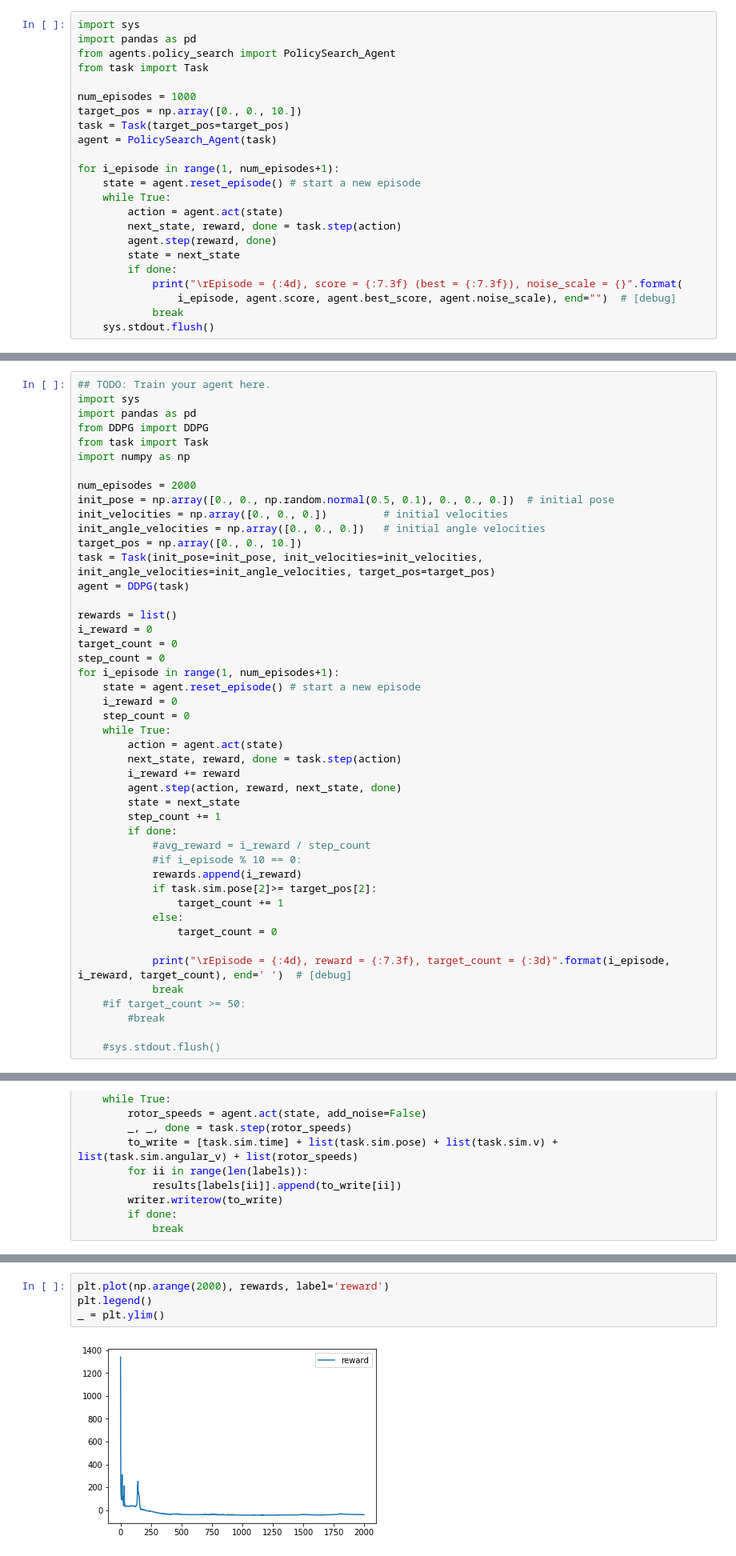
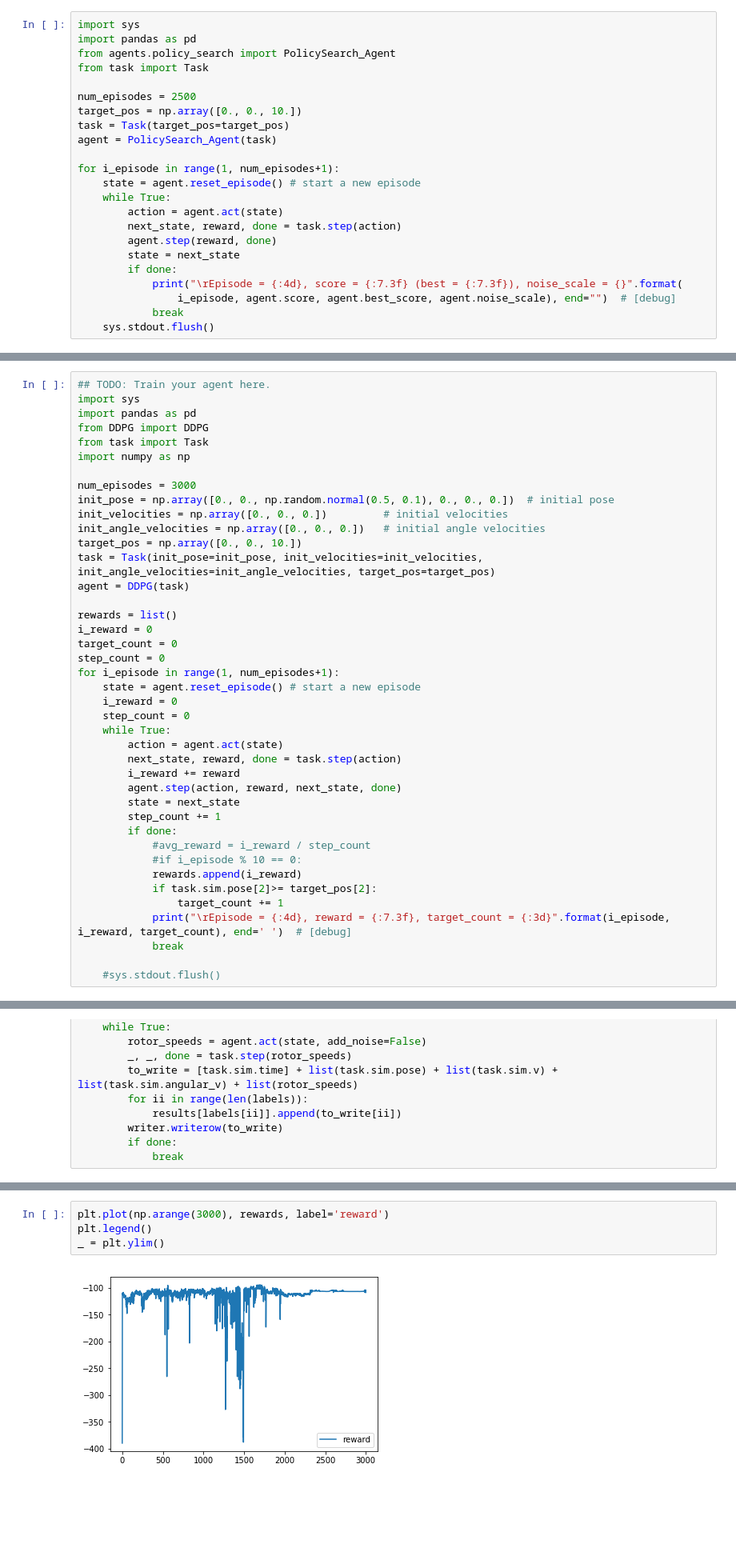
Before and after one commit to YoungPeak/Quadcopter_2, a Jupyter notebook: Quadcopter_Project.ipynb, the cells around one changed output, grey strips where cells are left out. Shown at 80% size. Cells and saved outputs as stored; diff of their text form; blank space fills up the shorter version.

```diff
--- a/Quadcopter_Project.ipynb
+++ b/Quadcopter_Project.ipynb
@@ -180,7 +180,7 @@ import pandas as pd
 from agents.policy_search import PolicySearch_Agent
 from task import Task
 
-num_episodes = 1000
+num_episodes = 2500
 target_pos = np.array([0., 0., 10.])
 task = Task(target_pos=target_pos)
 agent = PolicySearch_Agent(task)
@@ -219,7 +219,7 @@ from DDPG import DDPG
 from task import Task
 import numpy as np
 
-num_episodes = 2000
+num_episodes = 3000
 init_pose = np.array([0., 0., np.random.normal(0.5, 0.1), 0., 0., 0.])  # initial pose
 init_velocities = np.array([0., 0., 0.])         # initial velocities
 init_angle_velocities = np.array([0., 0., 0.])   # initial angle velocities
@@ -248,13 +248,8 @@ for i_episode in range(1, num_episodes+1):
             rewards.append(i_reward)
             if task.sim.pose[2]>= target_pos[2]:
                 target_count += 1
-            else:
-                target_count = 0
-
             print("\rEpisode = {:4d}, reward = {:7.3f}, target_count = {:3d}".format(i_episode, i_reward, target_count), end=' ')  # [debug]
             break
-    #if target_count >= 50:
-        #break
 
     #sys.stdout.flush()
 # %% [output]
@@ -325,9 +320,9 @@ _ = plt.ylim()
 # %%
-plt.plot(np.arange(2000), rewards, label='reward')
+plt.plot(np.arange(3000), rewards, label='reward')
 plt.legend()
 _ = plt.ylim()
 # %% [output]
-[figure, old version]
+[figure, new version]
 # %% [markdown]
 ## Reflections
 
```
Also changed, not shown: parts of 6 cells of this notebook, 3 other files.
